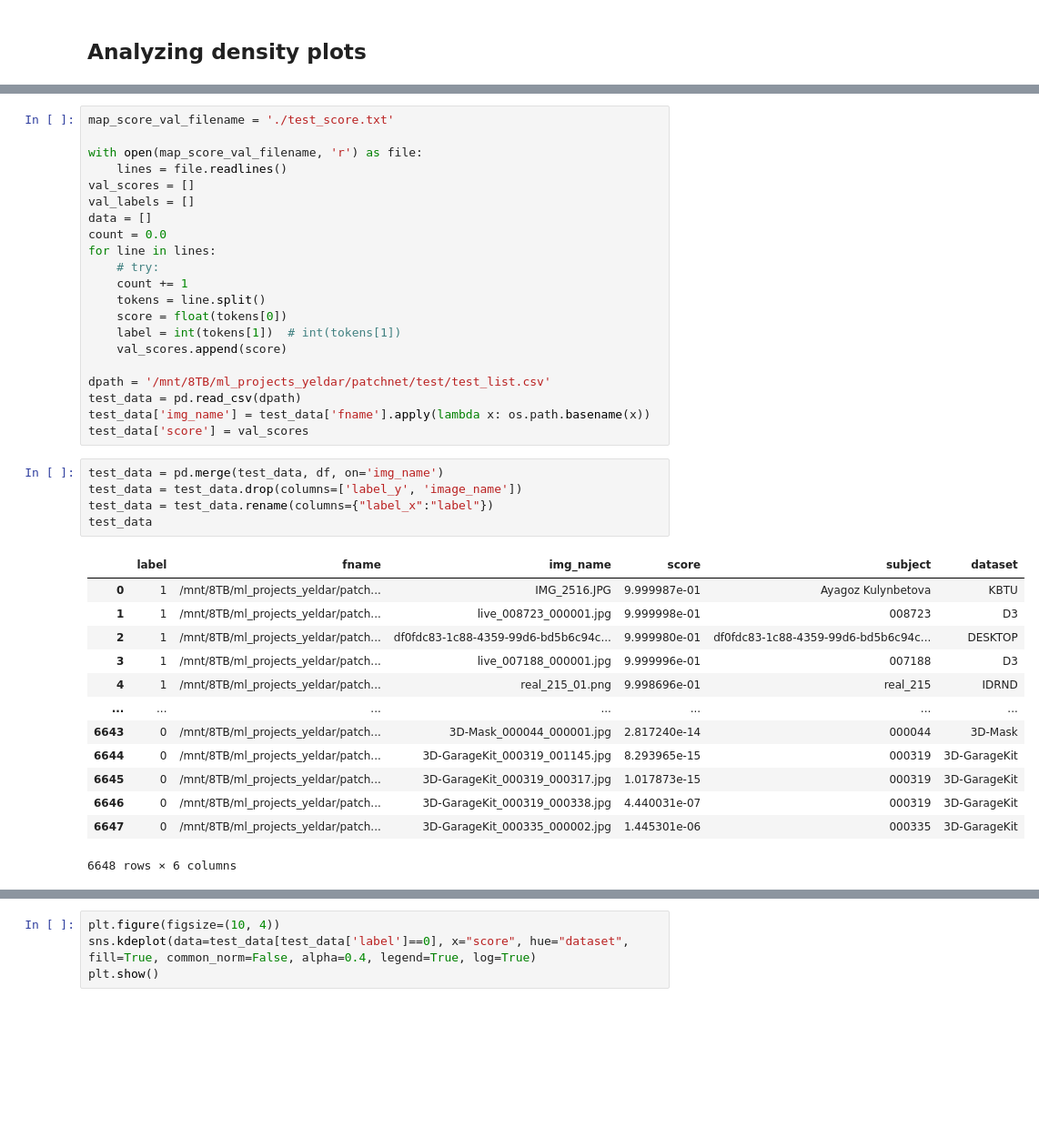
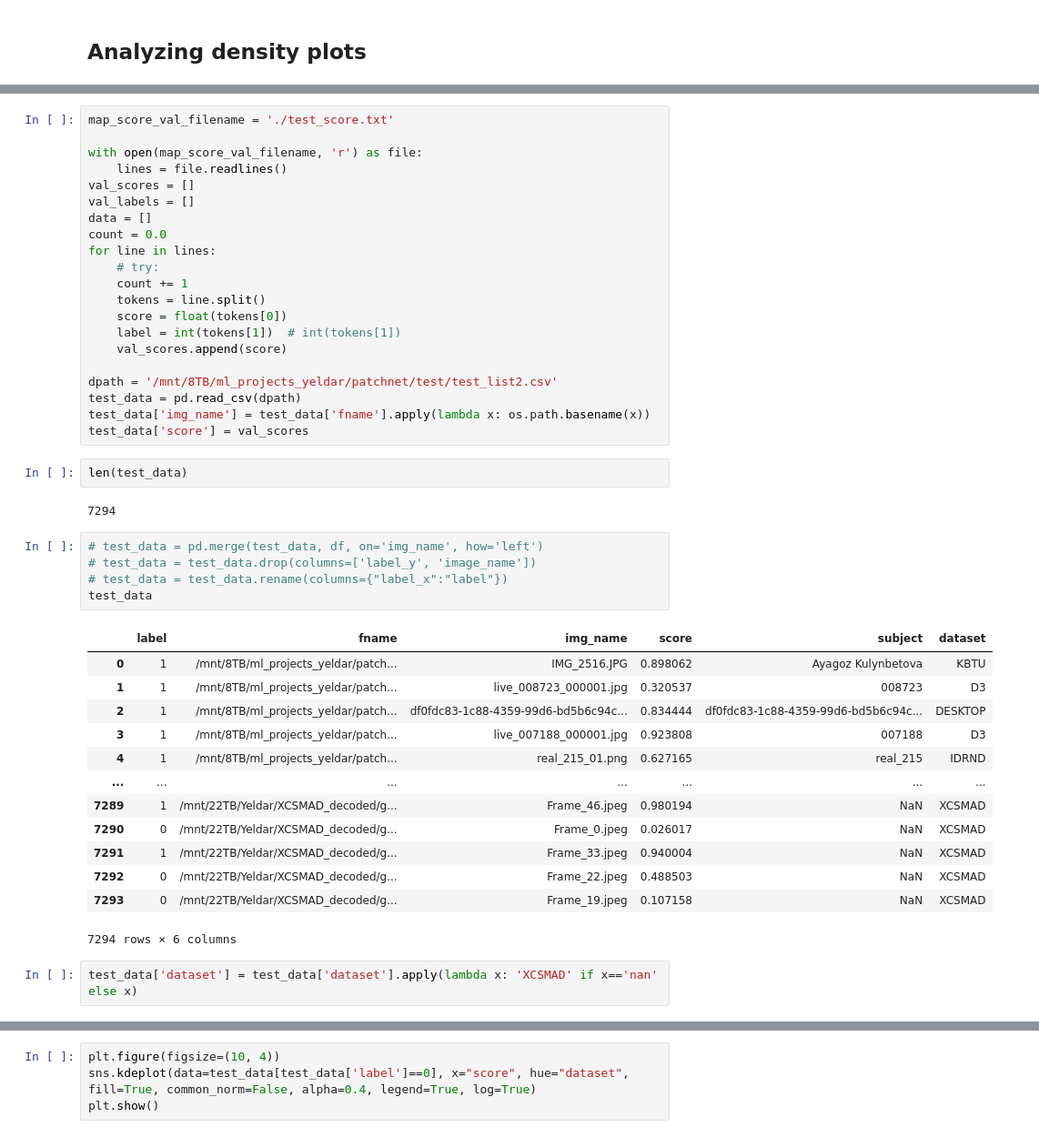
Before and after one commit to biometrickz/SSAN, a Jupyter notebook: Untitled.ipynb, the cells around one changed output, grey strips where cells are left out. Shown at 91% size. Cells and saved outputs as stored; diff of their text form; blank space fills up the shorter version.

```diff
--- a/Untitled.ipynb
+++ b/Untitled.ipynb
@@ -366,29 +438,35 @@ for line in lines:
     label = int(tokens[1])  # int(tokens[1])
     val_scores.append(score)
 
-dpath = '/mnt/8TB/ml_projects_yeldar/patchnet/test/test_list.csv'
+dpath = '/mnt/8TB/ml_projects_yeldar/patchnet/test/test_list2.csv'
 test_data = pd.read_csv(dpath)
 test_data['img_name'] = test_data['fname'].apply(lambda x: os.path.basename(x))
 test_data['score'] = val_scores
+# %%
+len(test_data)
+# %% [output]
+7294
 # %%
-test_data = pd.merge(test_data, df, on='img_name')
-test_data = test_data.drop(columns=['label_y', 'image_name'])
-test_data = test_data.rename(columns={"label_x":"label"})
+# test_data = pd.merge(test_data, df, on='img_name', how='left')
+# test_data = test_data.drop(columns=['label_y', 'image_name'])
+# test_data = test_data.rename(columns={"label_x":"label"})
 test_data
 # %% [output]
 |  | label | fname | img_name | score | subject | dataset |
-| 0 | 1 | /mnt/8TB/ml_projects_yeldar/patch... | IMG_2516.JPG | 9.999987e-01 | Ayagoz Kulynbetova | KBTU |
-| 1 | 1 | /mnt/8TB/ml_projects_yeldar/patch... | live_008723_000001.jpg | 9.999998e-01 | 008723 | D3 |
-| 2 | 1 | /mnt/8TB/ml_projects_yeldar/patch... | df0fdc83-1c88-4359-99d6-bd5b6c94c... | 9.999980e-01 | df0fdc83-1c88-4359-99d6-bd5b6c94c... | DESKTOP |
-| 3 | 1 | /mnt/8TB/ml_projects_yeldar/patch... | live_007188_000001.jpg | 9.999996e-01 | 007188 | D3 |
-| 4 | 1 | /mnt/8TB/ml_projects_yeldar/patch... | real_215_01.png | 9.998696e-01 | real_215 | IDRND |
+| 0 | 1 | /mnt/8TB/ml_projects_yeldar/patch... | IMG_2516.JPG | 0.898062 | Ayagoz Kulynbetova | KBTU |
+| 1 | 1 | /mnt/8TB/ml_projects_yeldar/patch... | live_008723_000001.jpg | 0.320537 | 008723 | D3 |
+| 2 | 1 | /mnt/8TB/ml_projects_yeldar/patch... | df0fdc83-1c88-4359-99d6-bd5b6c94c... | 0.834444 | df0fdc83-1c88-4359-99d6-bd5b6c94c... | DESKTOP |
+| 3 | 1 | /mnt/8TB/ml_projects_yeldar/patch... | live_007188_000001.jpg | 0.923808 | 007188 | D3 |
+| 4 | 1 | /mnt/8TB/ml_projects_yeldar/patch... | real_215_01.png | 0.627165 | real_215 | IDRND |
 | ... | ... | ... | ... | ... | ... | ... |
-| 6643 | 0 | /mnt/8TB/ml_projects_yeldar/patch... | 3D-Mask_000044_000001.jpg | 2.817240e-14 | 000044 | 3D-Mask |
-| 6644 | 0 | /mnt/8TB/ml_projects_yeldar/patch... | 3D-GarageKit_000319_001145.jpg | 8.293965e-15 | 000319 | 3D-GarageKit |
-| 6645 | 0 | /mnt/8TB/ml_projects_yeldar/patch... | 3D-GarageKit_000319_000317.jpg | 1.017873e-15 | 000319 | 3D-GarageKit |
-| 6646 | 0 | /mnt/8TB/ml_projects_yeldar/patch... | 3D-GarageKit_000319_000338.jpg | 4.440031e-07 | 000319 | 3D-GarageKit |
-| 6647 | 0 | /mnt/8TB/ml_projects_yeldar/patch... | 3D-GarageKit_000335_000002.jpg | 1.445301e-06 | 000335 | 3D-GarageKit |
+| 7289 | 1 | /mnt/22TB/Yeldar/XCSMAD_decoded/g... | Frame_46.jpeg | 0.980194 | NaN | XCSMAD |
+| 7290 | 0 | /mnt/22TB/Yeldar/XCSMAD_decoded/g... | Frame_0.jpeg | 0.026017 | NaN | XCSMAD |
+| 7291 | 1 | /mnt/22TB/Yeldar/XCSMAD_decoded/g... | Frame_33.jpeg | 0.940004 | NaN | XCSMAD |
+| 7292 | 0 | /mnt/22TB/Yeldar/XCSMAD_decoded/g... | Frame_22.jpeg | 0.488503 | NaN | XCSMAD |
+| 7293 | 0 | /mnt/22TB/Yeldar/XCSMAD_decoded/g... | Frame_19.jpeg | 0.107158 | NaN | XCSMAD |
-6648 rows × 6 columns
+7294 rows × 6 columns
+# %%
+test_data['dataset'] = test_data['dataset'].apply(lambda x: 'XCSMAD' if x=='nan' else x)
 # %%
 test_data[test_data['label']==1].groupby(['dataset'])['score'].describe()
 # %% [output]
```
Also changed, not shown: parts of 23 cells of this notebook, 8 other files.
